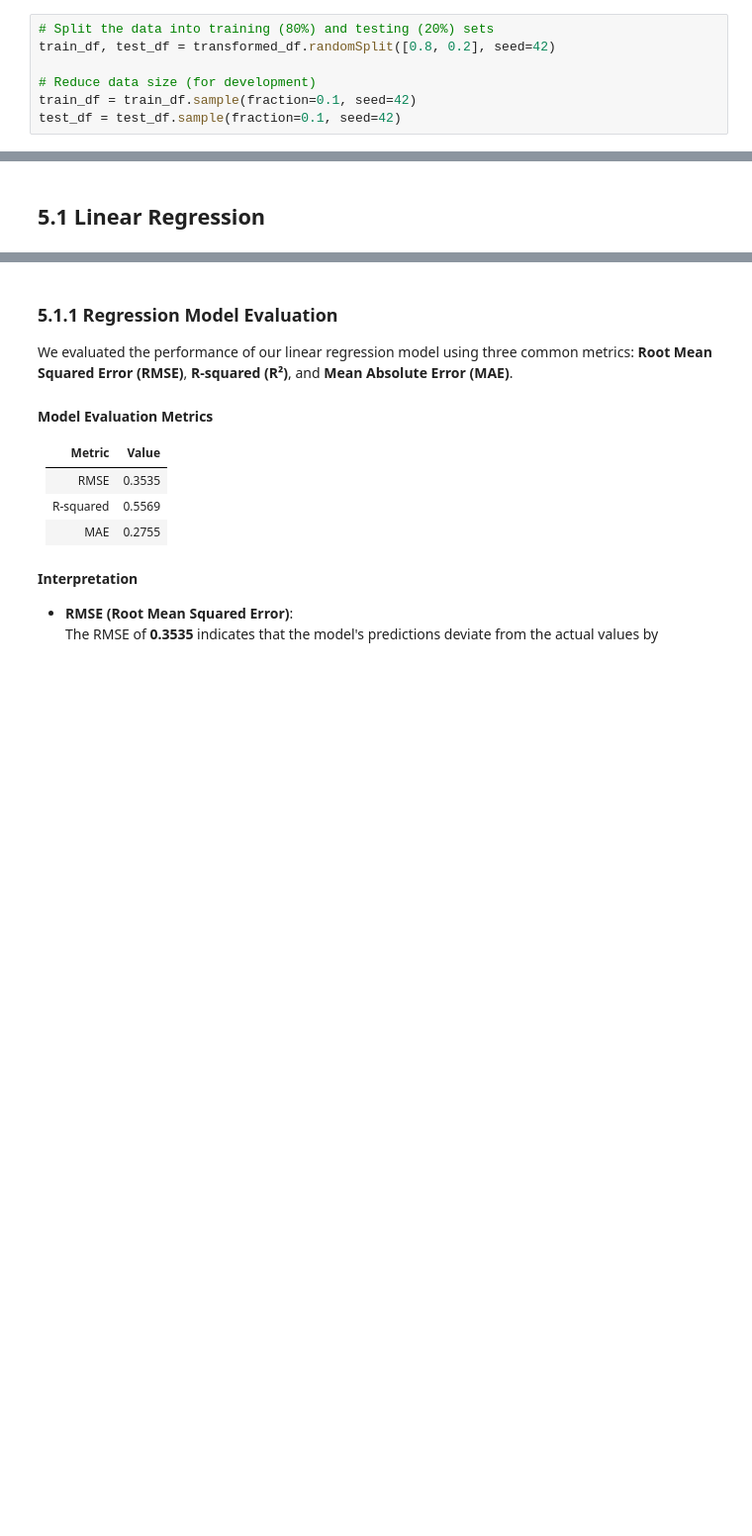
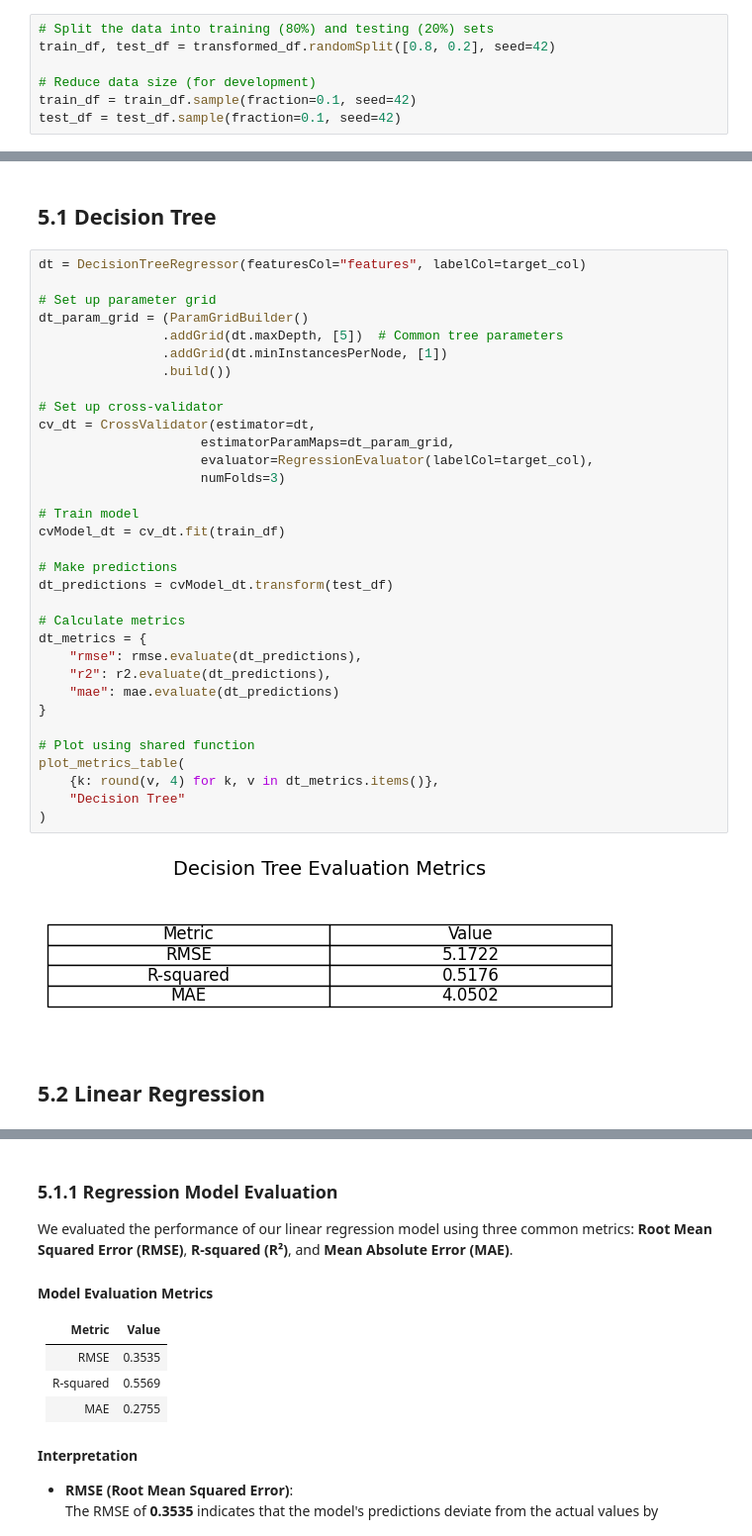
Before and after one commit to tngjody/bt4221-airfare-booking, a Jupyter notebook: BT4221_Group_20.ipynb, the cells around one changed output, grey strips where cells are left out. Shown at 99% size. Cells and saved outputs as stored; diff of their text form; blank space fills up the shorter version.

```diff
--- a/BT4221_Group_20.ipynb
+++ b/BT4221_Group_20.ipynb
@@ -1908,4 +1945,41 @@ test_df = test_df.sample(fraction=0.1, seed=42)
+# %% [markdown]
+## **5.1 Decision Tree**
+# %%
+dt = DecisionTreeRegressor(featuresCol="features", labelCol=target_col)
+
+# Set up parameter grid
+dt_param_grid = (ParamGridBuilder()
+                .addGrid(dt.maxDepth, [5])  # Common tree parameters
+                .addGrid(dt.minInstancesPerNode, [1])
+                .build())
+
+# Set up cross-validator
+cv_dt = CrossValidator(estimator=dt,
+                     estimatorParamMaps=dt_param_grid,
+                     evaluator=RegressionEvaluator(labelCol=target_col),
+                     numFolds=3)
+
+# Train model
+cvModel_dt = cv_dt.fit(train_df)
+
+# Make predictions
+dt_predictions = cvModel_dt.transform(test_df)
+
+# Calculate metrics
+dt_metrics = {
+    "rmse": rmse.evaluate(dt_predictions),
+    "r2": r2.evaluate(dt_predictions),
+    "mae": mae.evaluate(dt_predictions)
+}
+
+# Plot using shared function
+plot_metrics_table(
+    {k: round(v, 4) for k, v in dt_metrics.items()},
+    "Decision Tree"
+)
+# %% [output]
+[figure, added]
 # %% [markdown]
-## **5.1 Linear Regression**
+## **5.2 Linear Regression**
 # %%
 # Define a Linear Regression model
```
Also changed, not shown: parts of 27 cells of this notebook.
